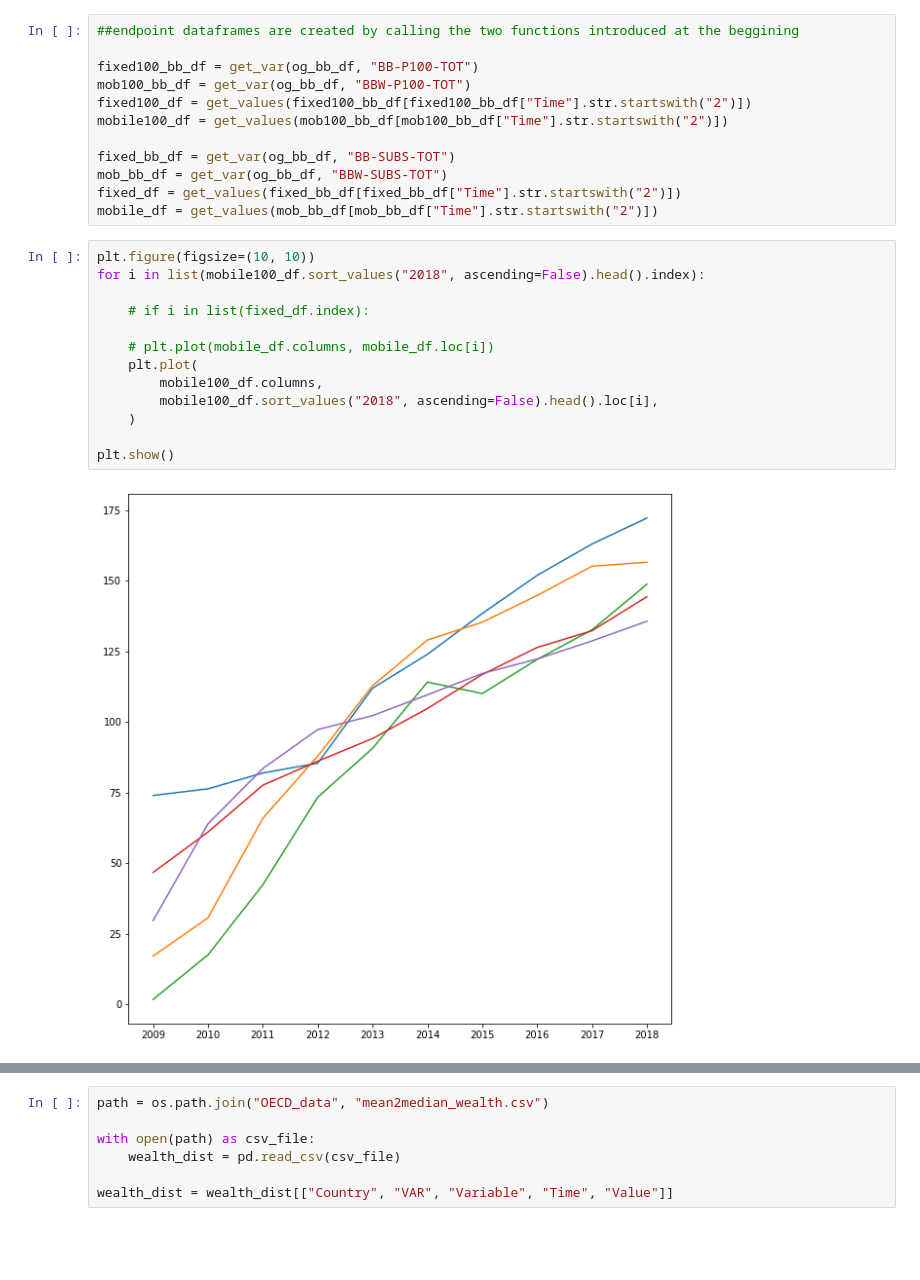
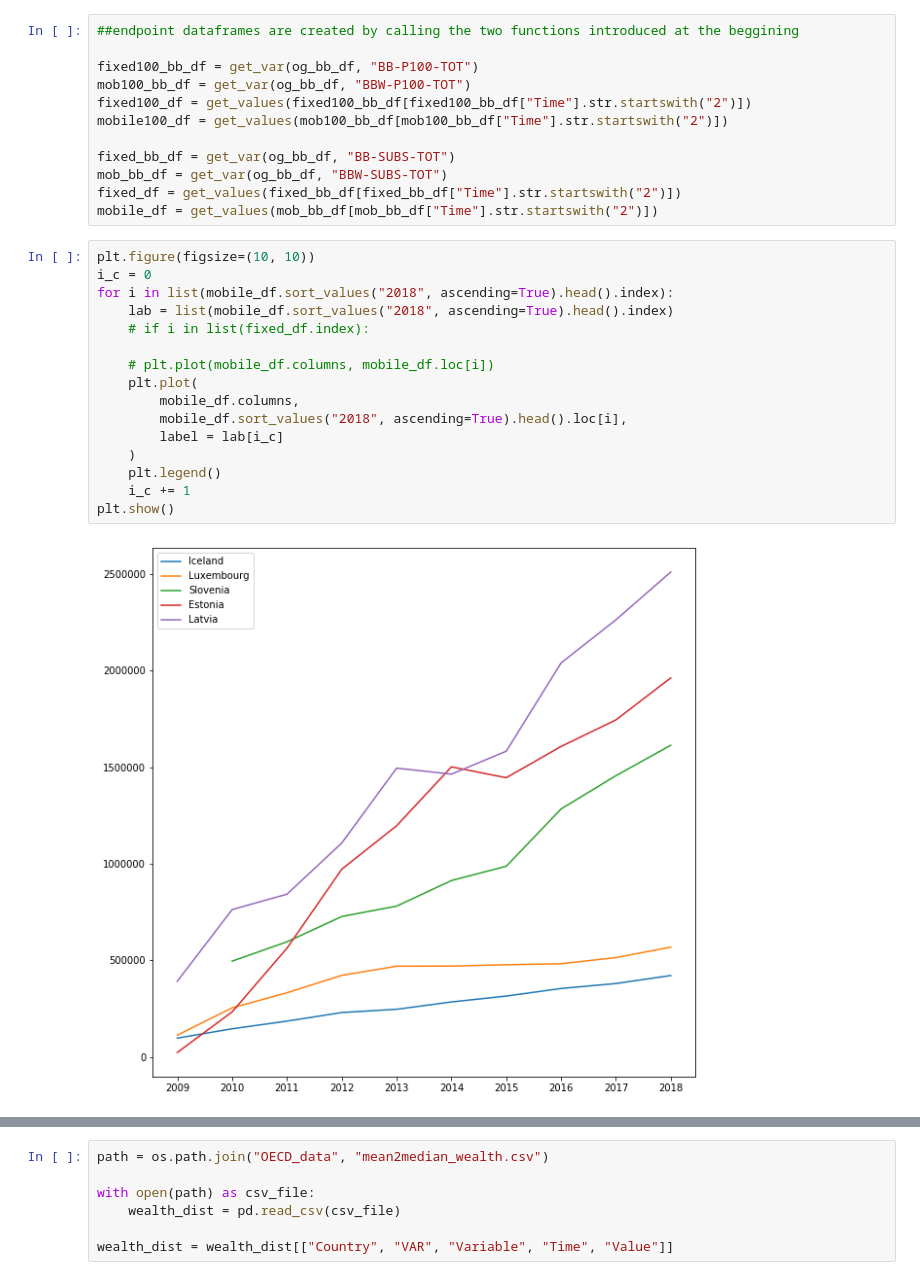
Before and after one commit to JoshuaFarmerATX/butterfly_effects_project, a Jupyter notebook: OECD.ipynb, the cells around one changed output, grey strips where cells are left out. Drawn from its saved outputs; the diff is of its cells as text; blank space fills up the shorter version.

```diff
--- a/OECD.ipynb
+++ b/OECD.ipynb
@@ -80,19 +80,22 @@ fixed_df = get_values(fixed_bb_df[fixed_bb_df["Time"].str.startswith("2")])
 mobile_df = get_values(mob_bb_df[mob_bb_df["Time"].str.startswith("2")])
 # %%
 plt.figure(figsize=(10, 10))
-for i in list(mobile100_df.sort_values("2018", ascending=False).head().index):
-
+i_c = 0
+for i in list(mobile_df.sort_values("2018", ascending=True).head().index):
+    lab = list(mobile_df.sort_values("2018", ascending=True).head().index)
     # if i in list(fixed_df.index):
 
     # plt.plot(mobile_df.columns, mobile_df.loc[i])
     plt.plot(
-        mobile100_df.columns,
-        mobile100_df.sort_values("2018", ascending=False).head().loc[i],
+        mobile_df.columns,
+        mobile_df.sort_values("2018", ascending=True).head().loc[i],
+        label = lab[i_c]
     )
-
+    plt.legend()
+    i_c += 1
 plt.show()
 # %% [output]
-[figure, old version]
+[figure, new version]
 # %%
 plt.figure(figsize=(10, 10))
 for i in list(mobile_df.sort_values("2018").head().index):
```
Also changed, not shown: parts of 6 cells of this notebook.
